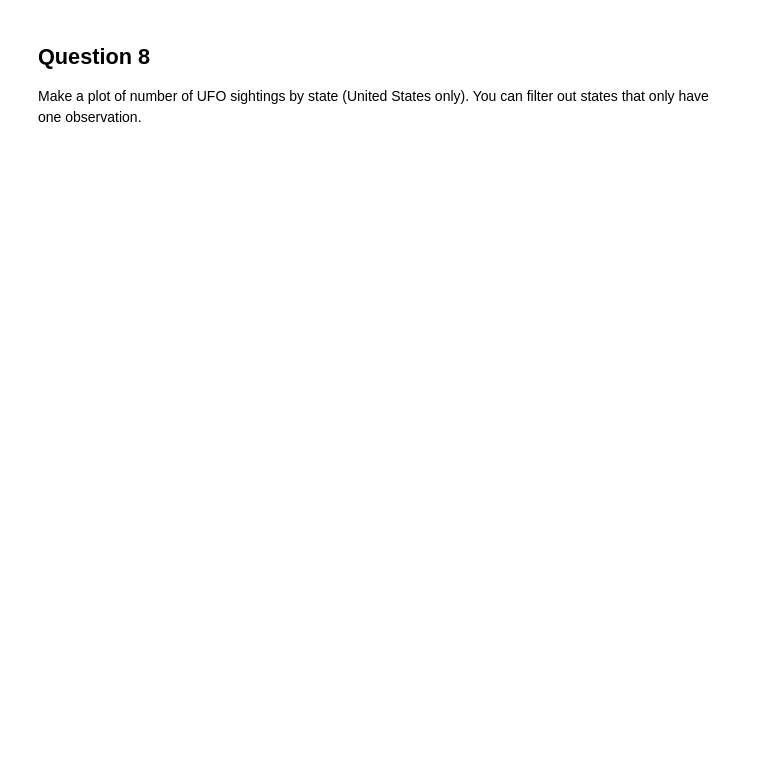
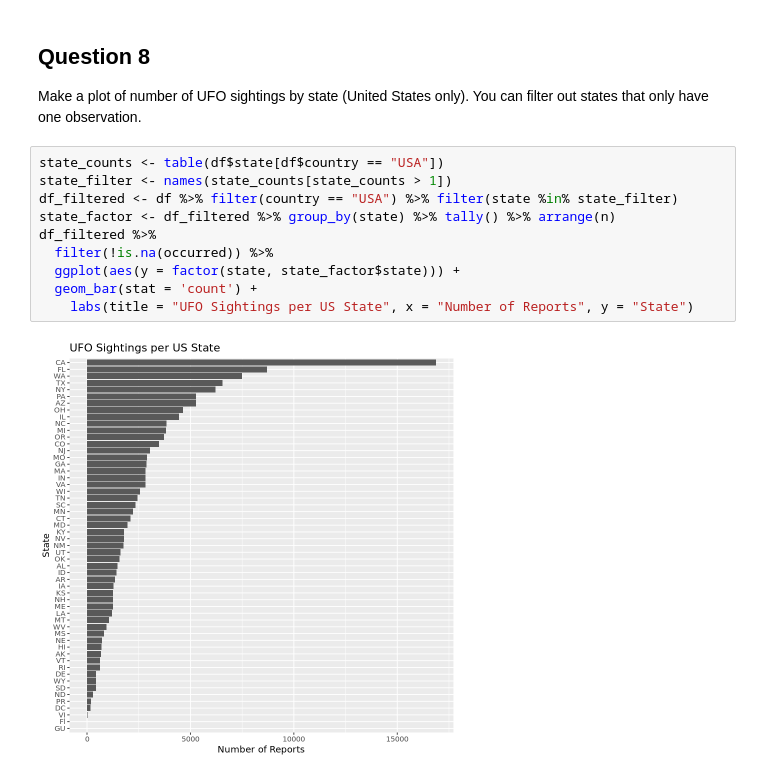
Before and after one commit to DudhiData/BIOS512, a Jupyter notebook: HW3/BIOS512_HW3.ipynb, the cells around one changed output. Cells and saved outputs as stored; diff of their text form; blank space fills up the shorter version.

```diff
--- a/HW3/BIOS512_HW3.ipynb
+++ b/HW3/BIOS512_HW3.ipynb
@@ -592,3 +674,15 @@ A tibble: 156711 × 11
 # %% [markdown]
 ## Question 8
 Make a plot of number of UFO sightings by state (United States only). You can filter out states that only have one observation.
+# %%
+state_counts <- table(df$state[df$country == "USA"])
+state_filter <- names(state_counts[state_counts > 1])
+df_filtered <- df %>% filter(country == "USA") %>% filter(state %in% state_filter)
+state_factor <- df_filtered %>% group_by(state) %>% tally() %>% arrange(n)
+df_filtered %>%
+  filter(!is.na(occurred)) %>%
+  ggplot(aes(y = factor(state, state_factor$state))) +
+  geom_bar(stat = 'count') +
+    labs(title = "UFO Sightings per US State", x = "Number of Reports", y = "State")
+# %% [output]
+[figure, added]
```
Also changed, not shown: parts of 2 cells of this notebook, 1 other file.
